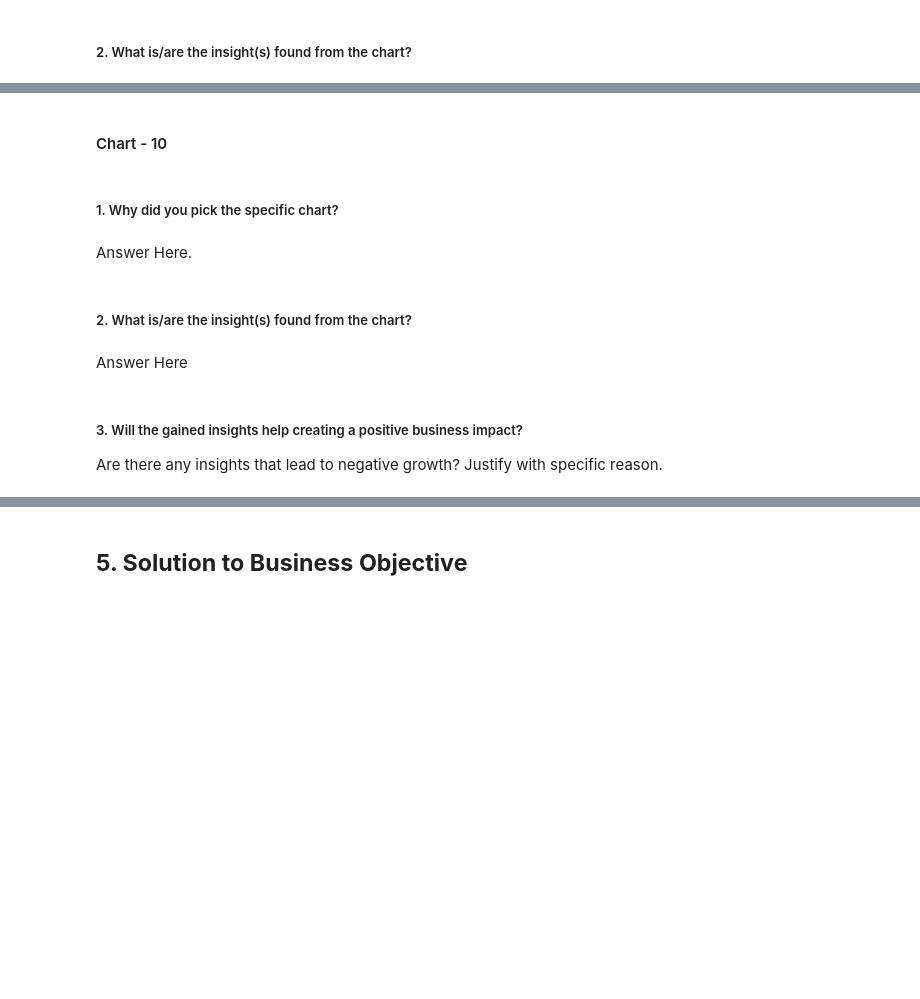
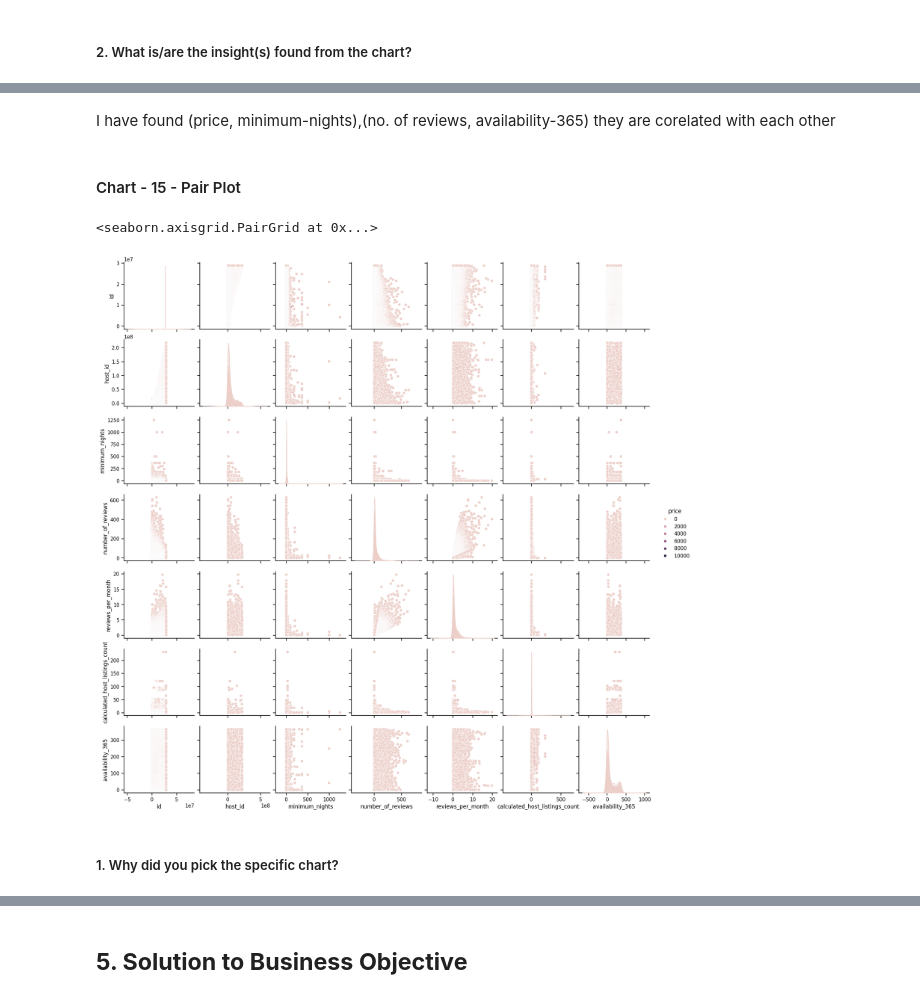
Before and after one commit to hitesh-lalwanii/Airbnb-Booking-Analysis, a Jupyter notebook: Airbnb_Booking_Analysis_By_Hitesh_Lalwani_(_Cohort_Lima).ipynb, the cells around one changed output, grey strips where cells are left out. Drawn from its saved outputs; the diff is of its cells as text; code cells hidden in the pictures; blank space fills up the shorter version.

```diff
--- a/Airbnb_Booking_Analysis_By_Hitesh_Lalwani_(_Cohort_Lima).ipynb
+++ b/Airbnb_Booking_Analysis_By_Hitesh_Lalwani_(_Cohort_Lima).ipynb
@@ -607,2 +621,4 @@ Answer Here
+# %% [markdown]
+ I have found (price, minimum-nights),(no. of reviews, availability-365) they are corelated with each other
 # %% [markdown]
-#### Chart - 10
+#### Chart - 15 - Pair Plot
@@ -611,11 +625,8 @@ Answer Here
+# %%
+# Pair Plot visualization code
+sns.pairplot(data,hue="price")
+# %% [output]
+<seaborn.axisgrid.PairGrid at 0x...>
+[figure, added]
 # %% [markdown]
 ##### 1. Why did you pick the specific chart?
-# %% [markdown]
-Answer Here.
-# %% [markdown]
-##### 2. What is/are the insight(s) found from the chart?
-# %% [markdown]
-Answer Here
-# %% [markdown]
-##### 3. Will the gained insights help creating a positive business impact?
-Are there any insights that lead to negative growth? Justify with specific reason.
```
Also changed, not shown: parts of 63 cells of this notebook.
